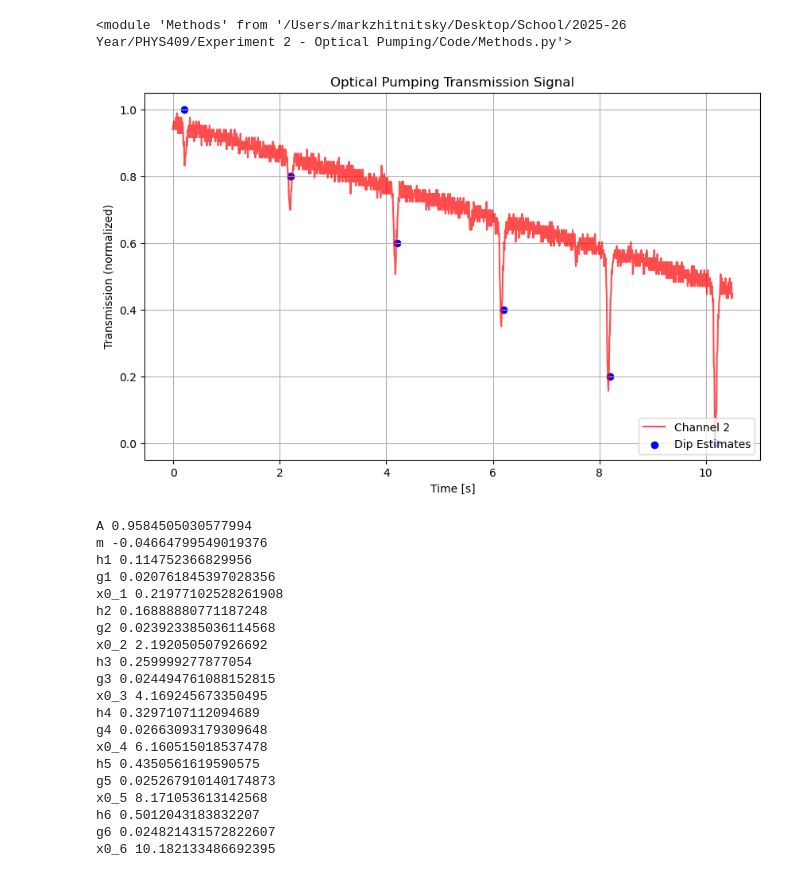
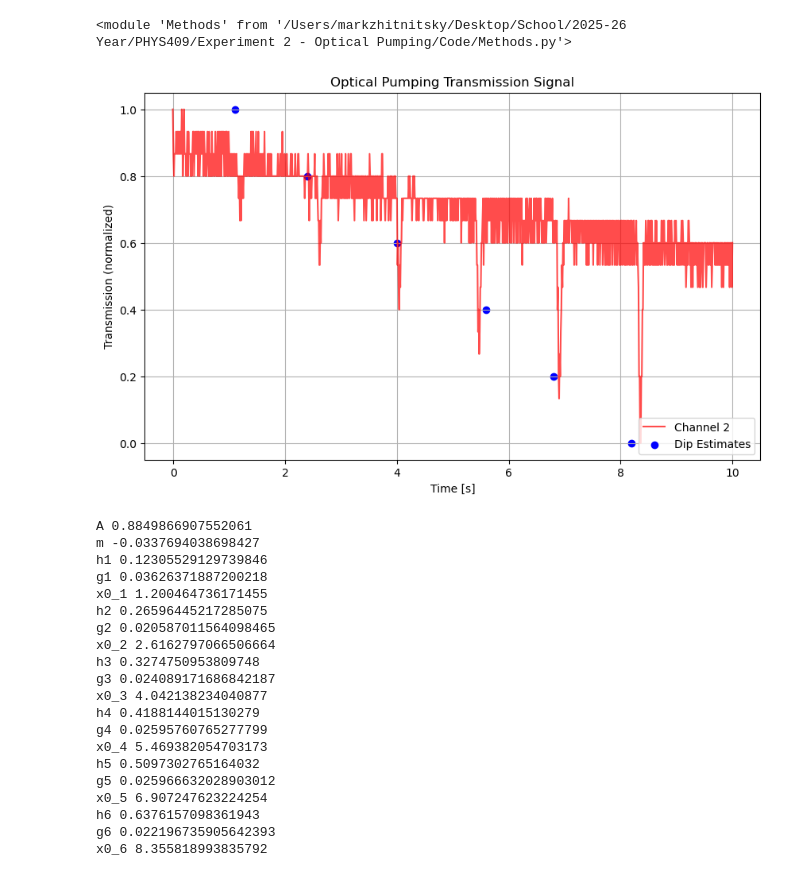
Before and after one commit to MarkZhit/PHYS409-Optical_Pumping, a Jupyter notebook: quadraticZeemanCollection.ipynb, the cells around one changed output. Cells and saved outputs as stored; diff of their text form; code cells hidden in the pictures.

```diff
--- a/quadraticZeemanCollection.ipynb
+++ b/quadraticZeemanCollection.ipynb
@@ -13,26 +13,26 @@ importlib.reload(m)
 # %% [output]
 <module 'Methods' from '/Users/markzhitnitsky/Desktop/School/2025-26 Year/PHYS409/Experiment 2 - Optical Pumping/Code/Methods.py'>
 # %%
-freq = 8.93
-date = "Mar 20"
-vHoriz = 1106 # mV
+freq = 5.9
+date = "Mar 23"
+vHoriz = 735.27 # mV
 savename = "10s measurement " + date + " - " + str(freq).replace('.', 'p') + "MHz"
-time, y1, y2, y2_norm = m.read_transmission_csv("./data/" + date + " measurement/" + str(freq).replace('.', 'p') + "MHz_10s_" + str(vHoriz) + ".csv")
+time, y1, y2, y2_norm = m.read_transmission_csv("./data/" + date + " measurement/" + str(freq).replace('.', 'p') + "MHz_" + str(vHoriz).replace('.', 'p') + "mV.csv")
 vHoriz = vHoriz / 1000
 # %%
 t0 = 1
-tf = 11.5
+tf = 11
 nCutBeginning = (t0 // (time[1] - time[0])).astype(int)
 nCutEnd = ((time[-1] - tf) // (time[1] - time[0])).astype(int)
 
 time_cutFirst = time[nCutBeginning:len(time)-nCutEnd] - t0
 y2_norm_cutFirst = y2_norm[nCutBeginning:len(time)-nCutEnd]
 
-x0s = np.array([0.2,2.2,4.2,6.2,8.2,10.2])
+x0s = np.array([1.1,2.4,4,5.6,6.8,8.2])
 
 m.plot_quadraticZeeman_sextuple_transmission(time_cutFirst, y2_norm_cutFirst, x0s, savename)
 # %% [output]
-[figure, old version]
+[figure, new version]
 # %%
 #    (A, h1, g1, x0_1, h2, g2, x0_2,  h3, g3, x0_3):
 variables = ["A", "m", "h1", "g1", "x0_1", "h2", "g2", "x0_2",  "h3", "g3", "x0_3",  "h4", "g4", "x0_4",  "h5", "g5", "x0_5",  "h6", "g6", "x0_6"]
@@ -45,26 +45,26 @@ perr = np.sqrt(np.diag(pcov))
 for val, name in zip(popt,variables):
     print(name, val)
 # %% [output]
-A 0.9584505030577994
-m -0.04664799549019376
-h1 0.114752366829956
-g1 0.020761845397028356
-x0_1 0.21977102528261908
-h2 0.16888880771187248
-g2 0.023923385036114568
-x0_2 2.192050507926692
-h3 0.259999277877054
-g3 0.024494761088152815
-x0_3 4.169245673350495
-h4 0.3297107112094689
-g4 0.02663093179309648
-x0_4 6.160515018537478
-h5 0.4350561619590575
-g5 0.025267910140174873
-x0_5 8.171053613142568
-h6 0.5012043183832207
-g6 0.024821431572822607
-x0_6 10.182133486692395
+A 0.8849866907552061
+m -0.0337694038698427
+h1 0.12305529129739846
+g1 0.03626371887200218
+x0_1 1.200464736171455
+h2 0.26596445217285075
+g2 0.020587011564098465
+x0_2 2.6162797066506664
+h3 0.3274750953809748
+g3 0.024089171686842187
+x0_3 4.042138234040877
+h4 0.4188144015130279
+g4 0.02595760765277799
+x0_4 5.469382054703173
+h5 0.5097302765164032
+g5 0.025966632028903012
+x0_5 6.907247623224254
+h6 0.6376157098361943
+g6 0.022196735905642393
+x0_6 8.355818993835792
 # %%
 m.plot_fitted_transmission(time_cutFirst, y2_norm_cutFirst, popt, m.sextuple_lorentz, "fit to " + savename)
 # %% [output]
```
Also changed, not shown: parts of 7 cells of this notebook, 19 other files.
